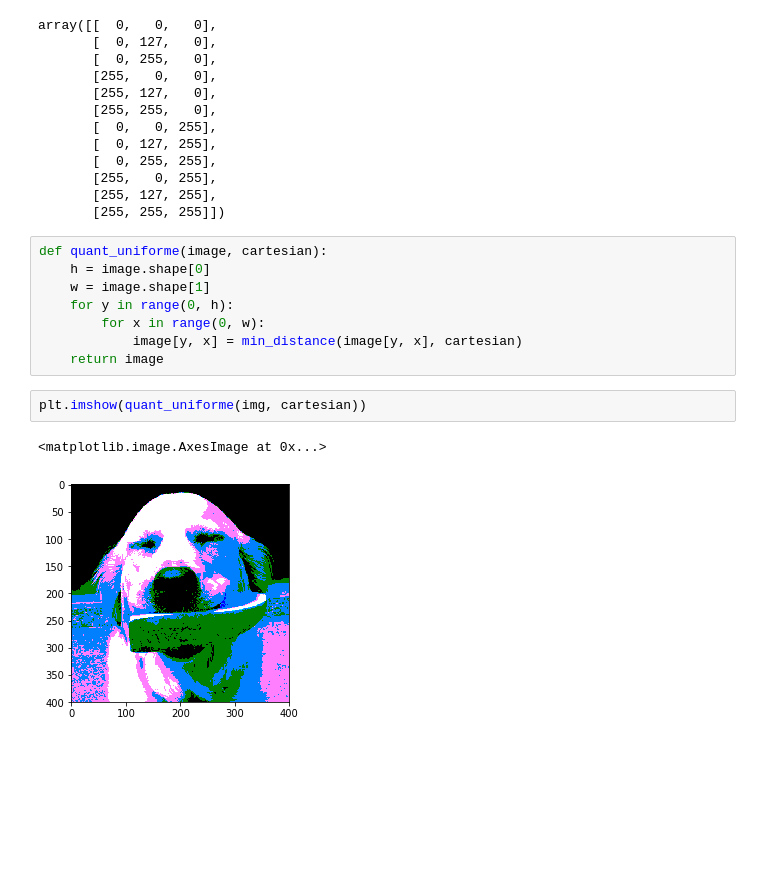
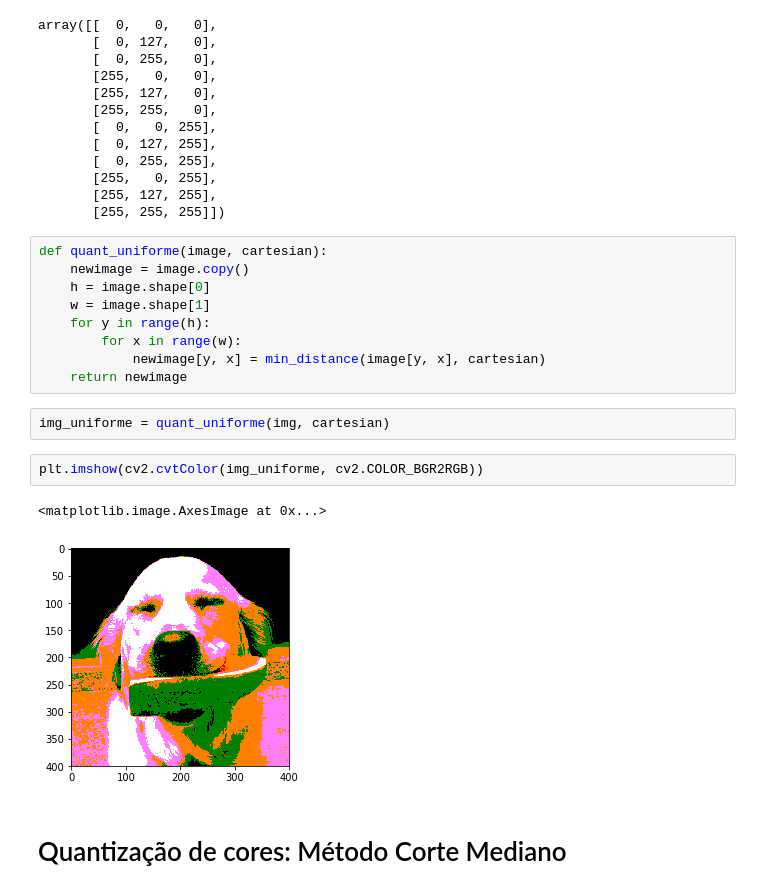
Before and after one commit to abnerfsuniga/image-processing, a Jupyter notebook: trab1-pdi.ipynb, the cells around one changed output. Saved outputs shown, nothing was run; the diff lists cells and outputs as text; blank space fills up the shorter version.

Commit message:
mudanças no plt.showimg bgr rgb e começo alg mediano

```diff
--- a/trab1-pdi.ipynb
+++ b/trab1-pdi.ipynb
@@ -69,14 +69,19 @@ array([[  0,   0,   0],
        [255, 255, 255]])
 # %%
 def quant_uniforme(image, cartesian):
+    newimage = image.copy()
     h = image.shape[0]
     w = image.shape[1]
-    for y in range(0, h):
-        for x in range(0, w):
-            image[y, x] = min_distance(image[y, x], cartesian)
-    return image
+    for y in range(h):
+        for x in range(w):
+            newimage[y, x] = min_distance(image[y, x], cartesian)
+    return newimage
 # %%
-plt.imshow(quant_uniforme(img, cartesian))
+img_uniforme = quant_uniforme(img, cartesian)
-# %% [output]
-<matplotlib.image.AxesImage at 0x...>
-[figure, removed]
+# %%
+plt.imshow(cv2.cvtColor(img_uniforme, cv2.COLOR_BGR2RGB))
+# %% [output]
+<matplotlib.image.AxesImage at 0x...>
+[figure, added]
+# %% [markdown]
+# Quantização de cores: Método Corte Mediano
```
Also changed, not shown: parts of 4 cells of this notebook, 1 other file.
